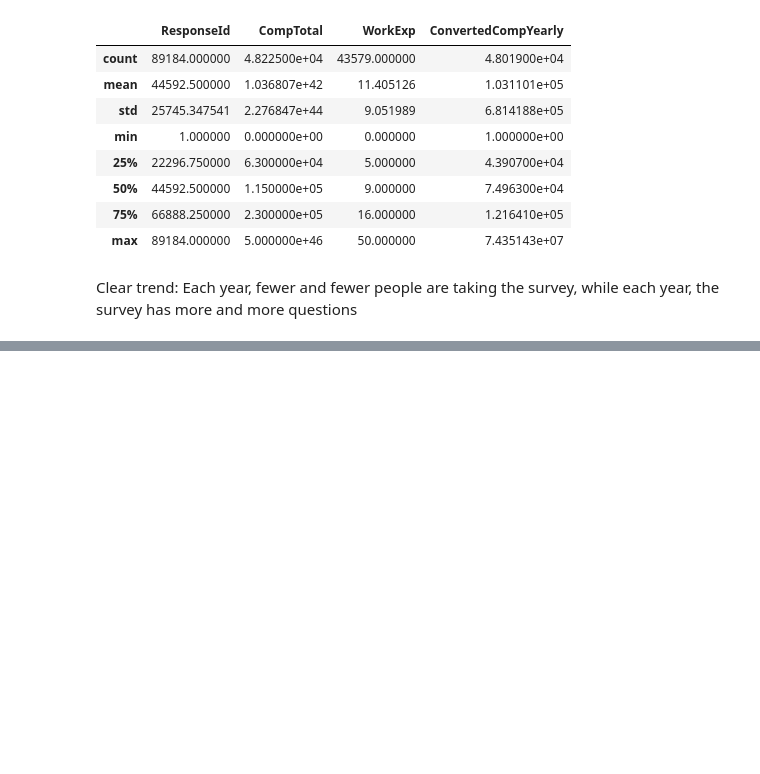
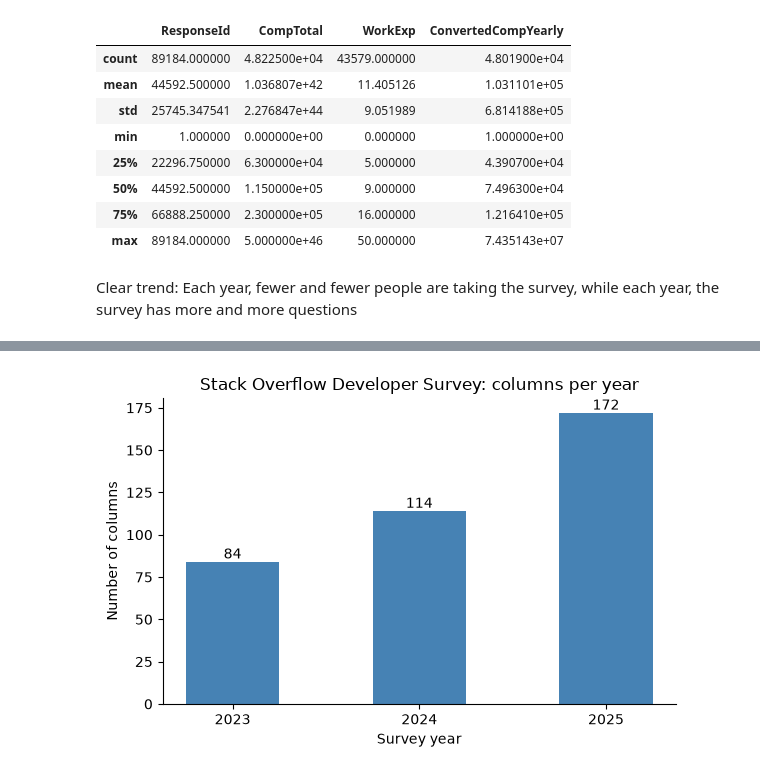
Before and after one commit to spycebot/machine-learning-zoomcamp-projects, a Jupyter notebook: midterm-project/jobs-in-computers.ipynb, the cells around one changed output, grey strips where cells are left out. Drawn from its saved outputs; the diff is of its cells as text; code cells hidden in the pictures; blank space fills up the shorter version.

```diff
--- a/midterm-project/jobs-in-computers.ipynb
+++ b/midterm-project/jobs-in-computers.ipynb
@@ -99,12 +99,12 @@ Successfully installed numpy-2.5.4 pandas-3.1.1
 import pandas as pd
 import numpy as np
 # %%
-df_2025 = pd.read_csv('midterm-project/stack-overflow-survey-data-2025.csv')
+df_2025 = pd.read_csv('stack-overflow-survey-data-2025.csv')
 # %%
 full_cols = df_2025.columns.to_list()
 # %%
-df_2024 = pd.read_csv('midterm-project/stack-overflow-survey-data-2024.csv')
-df_2023 = pd.read_csv('midterm-project/stack-overflow-survey-data-2023.csv')
+df_2024 = pd.read_csv('stack-overflow-survey-data-2024.csv')
+df_2023 = pd.read_csv('stack-overflow-survey-data-2023.csv')
 # %%
 import os
 os.listdir()
@@ -182,0 +239,15 @@ Clear trend: Each year, fewer and fewer people are taking the survey, while each
+# %%
+years = ['2023', '2024', '2025']
+n_columns = [df_2023.columns.size, df_2024.columns.size, df_2025.columns.size]
+
+fig, ax = plt.subplots(figsize=(6, 4))
+bars = ax.bar(years, n_columns, width=0.5, color='steelblue')
+ax.bar_label(bars)                      # print the value on top of each bar
+ax.set_xlabel('Survey year')
+ax.set_ylabel('Number of columns')
+ax.set_title('Stack Overflow Developer Survey: columns per year')
+ax.spines[['top', 'right']].set_visible(False)
+plt.tight_layout()
+plt.show()
+# %% [output]
+[figure, added]
```
Also changed, not shown: parts of 7 cells of this notebook, 1 other file.
